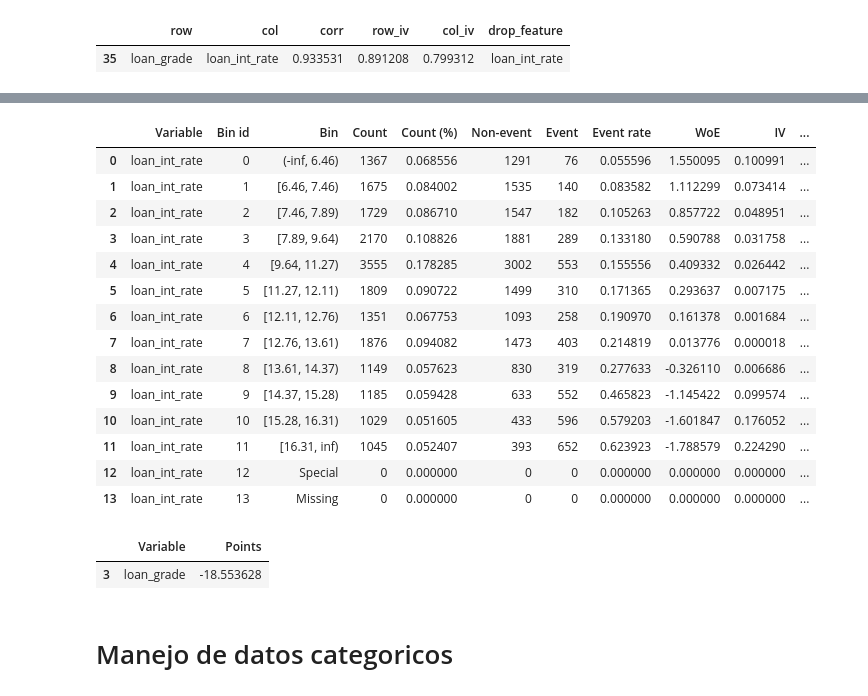
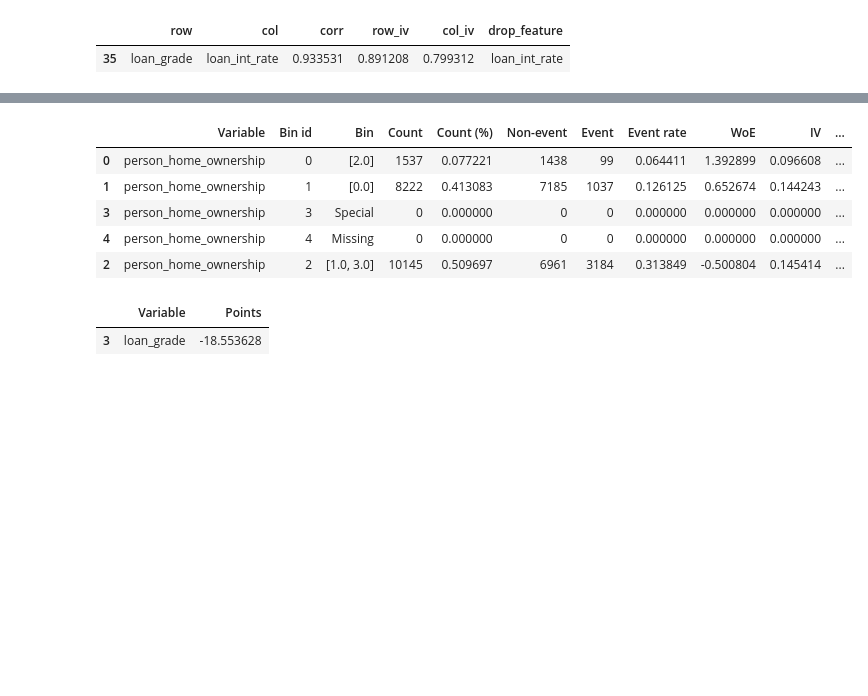
Before and after one commit to dgilrua/proyecto1-analitica, a Jupyter notebook: main.ipynb, the cells around one changed output, grey strips where cells are left out. Saved outputs shown, nothing was run; the diff lists cells and outputs as text; code cells hidden in the pictures; blank space fills up the shorter version.

```diff
--- a/main.ipynb
+++ b/main.ipynb
@@ -391,5 +384,5 @@ anovaTabla
 # %%
 # Copia del dataset original para aplicar el WOE y el IV
-df_woe = df.copy()
+df_woe = df2.copy()
 train_cols = df_woe.columns.drop('loan_status')
 # %%
@@ -548,6 +541,5 @@ NameError: name 'asdkaskdaksd' is not defined
 # %%
-train_data, valid_data = model_selection.train_test_split(train_df[varmodelo],
-test_size=0.3,random_state=42, shuffle=True, stratify=train_df['loan_status'])
-
+#Split de datos en train y validacion
+train_data, valid_data = model_selection.train_test_split(dataset_scalado, test_size=0.3, random_state=42, shuffle=True, stratify=df2['loan_status'])
 train_data.shape, valid_data.shape
 # %% [output]
@@ -555,4 +546,0 @@ train_data.shape, valid_data.shape
-# %%
-
-cat_cols = [col for col in cat_cols if col in selected_features]
-train_cols = [col for col in train_df.columns if col in selected_features]
@@ -559,9 +549,10 @@ train_cols = [col for col in train_df.columns if col in selected_features]
 # %%
+#Separacion de variables para entrenamiento y validacion
 X_train = train_data[train_cols].copy()
-y_train = train_data[target_col].copy()
+y_train = train_data['loan_status'].copy()
 
 X_valid = valid_data[train_cols].copy()
-y_valid = valid_data[target_col].copy()
+y_valid = valid_data['loan_status'].copy()
 # %%
 binning_process = optbinning.BinningProcess(
     variable_names=train_cols,
@@ -612,21 +605,12 @@ scorecard_df.head()
 # %%
-scorecard_df.query("Variable == 'loan_int_rate'")
+scorecard_df.query("Variable == 'person_home_ownership'").sort_values("Points", ascending=False)
 # %% [output]
 |  | Variable | Bin id | Bin | Count | Count (%) | Non-event | Event | Event rate | WoE | IV | ... |
-| 0 | loan_int_rate | 0 | (-inf, 6.46) | 1367 | 0.068556 | 1291 | 76 | 0.055596 | 1.550095 | 0.100991 | ... |
-| 1 | loan_int_rate | 1 | [6.46, 7.46) | 1675 | 0.084002 | 1535 | 140 | 0.083582 | 1.112299 | 0.073414 | ... |
-| 2 | loan_int_rate | 2 | [7.46, 7.89) | 1729 | 0.086710 | 1547 | 182 | 0.105263 | 0.857722 | 0.048951 | ... |
-| 3 | loan_int_rate | 3 | [7.89, 9.64) | 2170 | 0.108826 | 1881 | 289 | 0.133180 | 0.590788 | 0.031758 | ... |
-| 4 | loan_int_rate | 4 | [9.64, 11.27) | 3555 | 0.178285 | 3002 | 553 | 0.155556 | 0.409332 | 0.026442 | ... |
-| 5 | loan_int_rate | 5 | [11.27, 12.11) | 1809 | 0.090722 | 1499 | 310 | 0.171365 | 0.293637 | 0.007175 | ... |
-| 6 | loan_int_rate | 6 | [12.11, 12.76) | 1351 | 0.067753 | 1093 | 258 | 0.190970 | 0.161378 | 0.001684 | ... |
-| 7 | loan_int_rate | 7 | [12.76, 13.61) | 1876 | 0.094082 | 1473 | 403 | 0.214819 | 0.013776 | 0.000018 | ... |
-| 8 | loan_int_rate | 8 | [13.61, 14.37) | 1149 | 0.057623 | 830 | 319 | 0.277633 | -0.326110 | 0.006686 | ... |
-| 9 | loan_int_rate | 9 | [14.37, 15.28) | 1185 | 0.059428 | 633 | 552 | 0.465823 | -1.145422 | 0.099574 | ... |
-| 10 | loan_int_rate | 10 | [15.28, 16.31) | 1029 | 0.051605 | 433 | 596 | 0.579203 | -1.601847 | 0.176052 | ... |
-| 11 | loan_int_rate | 11 | [16.31, inf) | 1045 | 0.052407 | 393 | 652 | 0.623923 | -1.788579 | 0.224290 | ... |
-| 12 | loan_int_rate | 12 | Special | 0 | 0.000000 | 0 | 0 | 0.000000 | 0.000000 | 0.000000 | ... |
-| 13 | loan_int_rate | 13 | Missing | 0 | 0.000000 | 0 | 0 | 0.000000 | 0.000000 | 0.000000 | ... |
+| 0 | person_home_ownership | 0 | [2.0] | 1537 | 0.077221 | 1438 | 99 | 0.064411 | 1.392899 | 0.096608 | ... |
+| 1 | person_home_ownership | 1 | [0.0] | 8222 | 0.413083 | 7185 | 1037 | 0.126125 | 0.652674 | 0.144243 | ... |
+| 3 | person_home_ownership | 3 | Special | 0 | 0.000000 | 0 | 0 | 0.000000 | 0.000000 | 0.000000 | ... |
+| 4 | person_home_ownership | 4 | Missing | 0 | 0.000000 | 0 | 0 | 0.000000 | 0.000000 | 0.000000 | ... |
+| 2 | person_home_ownership | 2 | [1.0, 3.0] | 10145 | 0.509697 | 6961 | 3184 | 0.313849 | -0.500804 | 0.145414 | ... |
 # %%
 # Se debe de buscar las variables cuyo puntaje sea negativo, luego se ordena del menor al mayor
 # 1. Elegir sólo las variables cuyo puntaje sea menor a 0
@@ -643,2 +623,0 @@ valid_data['predict_proba'] = scorecard.predict_proba(X_valid)[:, 1]
-# %% [markdown]
-# Manejo de datos categoricos
```
Also changed, not shown: parts of 50 cells of this notebook.
